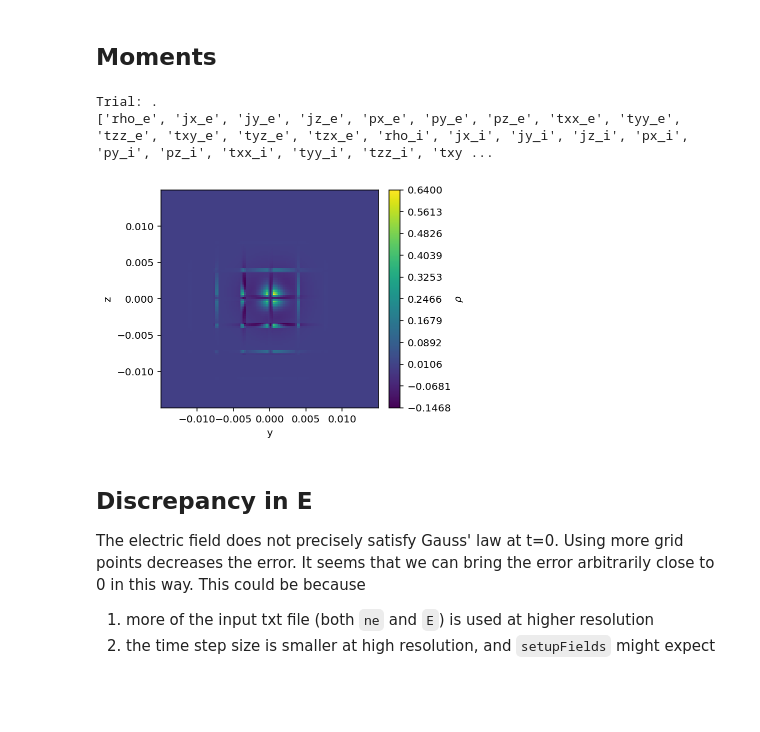
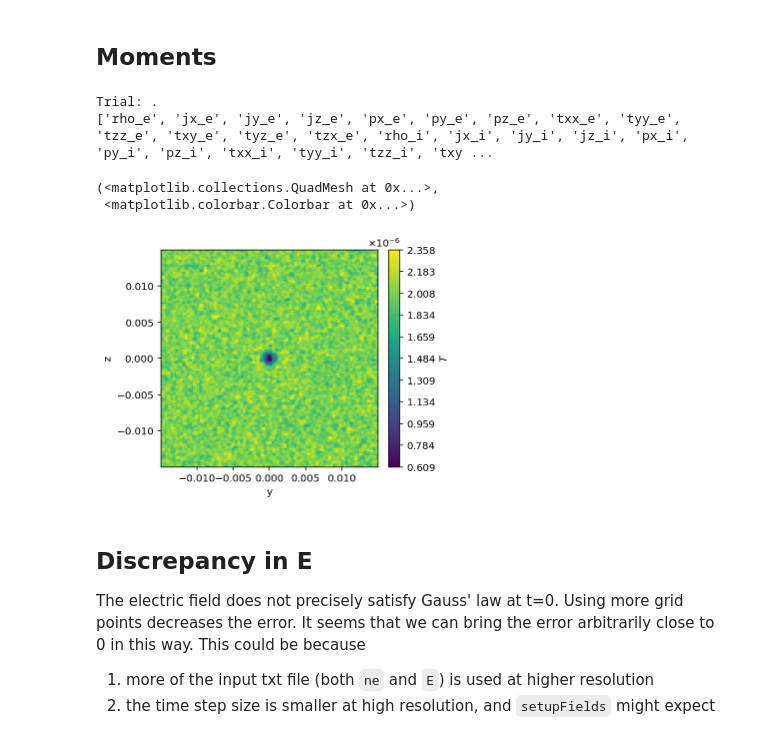
Before and after one commit to JamesMcClung/psc-scrap, a Jupyter notebook: debugger.ipynb, the cells around one changed output. Cells and saved outputs as stored; diff of their text form; code cells hidden in the pictures; blank space fills up the shorter version.

```diff
--- a/debugger.ipynb
+++ b/debugger.ipynb
@@ -110,18 +110,20 @@ t = 0.0
 # %%
 print(f"Trial: {trialfile}")
 run_moments = f"{trialpath}/{trialfile}/pfd_moments.xdmf"
 vf_moments = viscid.load_file(run_moments, force_reload=True)
 print([f.name for f in vf_moments.iter_fields()])
 
 vf_moments.activate_time(0)
-vlt.plot(vf_moments["rho_i"] + vf_moments["rho_e"], cbarlabel="$\\rho$");
+# vlt.plot(vf_moments["rho_i"] + vf_moments["rho_e"], cbarlabel="$\\rho$");
 # vlt.plot((vf_moments["py_e"]**2 + vf_moments["pz_e"]**2)**.5, cbarlabel="$p_e$")
-# vlt.plot(vf_moments["tyy_e"] + vf_moments["tzz_e"], cbarlabel = "$T$")
+vlt.plot(vf_moments["tyy_e"] + vf_moments["tzz_e"], cbarlabel = "$T$")
 # vlt.plot(vf_moments["rho_e"]);
 # %% [output]
 Trial: .
 ['rho_e', 'jx_e', 'jy_e', 'jz_e', 'px_e', 'py_e', 'pz_e', 'txx_e', 'tyy_e', 'tzz_e', 'txy_e', 'tyz_e', 'tzx_e', 'rho_i', 'jx_i', 'jy_i', 'jz_i', 'px_i', 'py_i', 'pz_i', 'txx_i', 'tyy_i', 'tzz_i', 'txy ...
+(<matplotlib.collections.QuadMesh at 0x...>,
+ <matplotlib.colorbar.Colorbar at 0x...>)
-[figure, old version]
+[figure, new version]
 # %% [markdown]
 ## Discrepancy in E
 The electric field does not precisely satisfy Gauss' law at t=0. Using more grid points decreases the error. It seems that we can bring the error arbitrarily close to 0 in this way. This could be because
```
Also changed, not shown: parts of 7 cells of this notebook.
